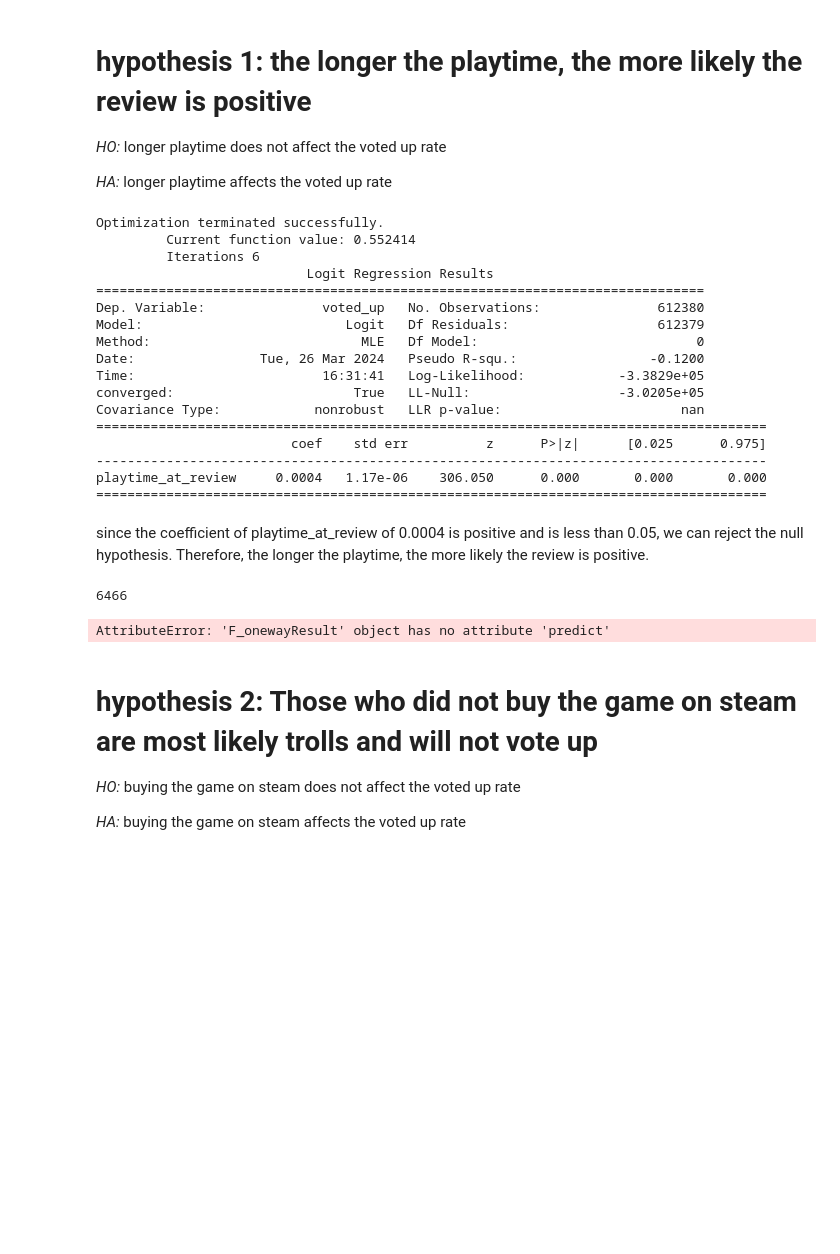
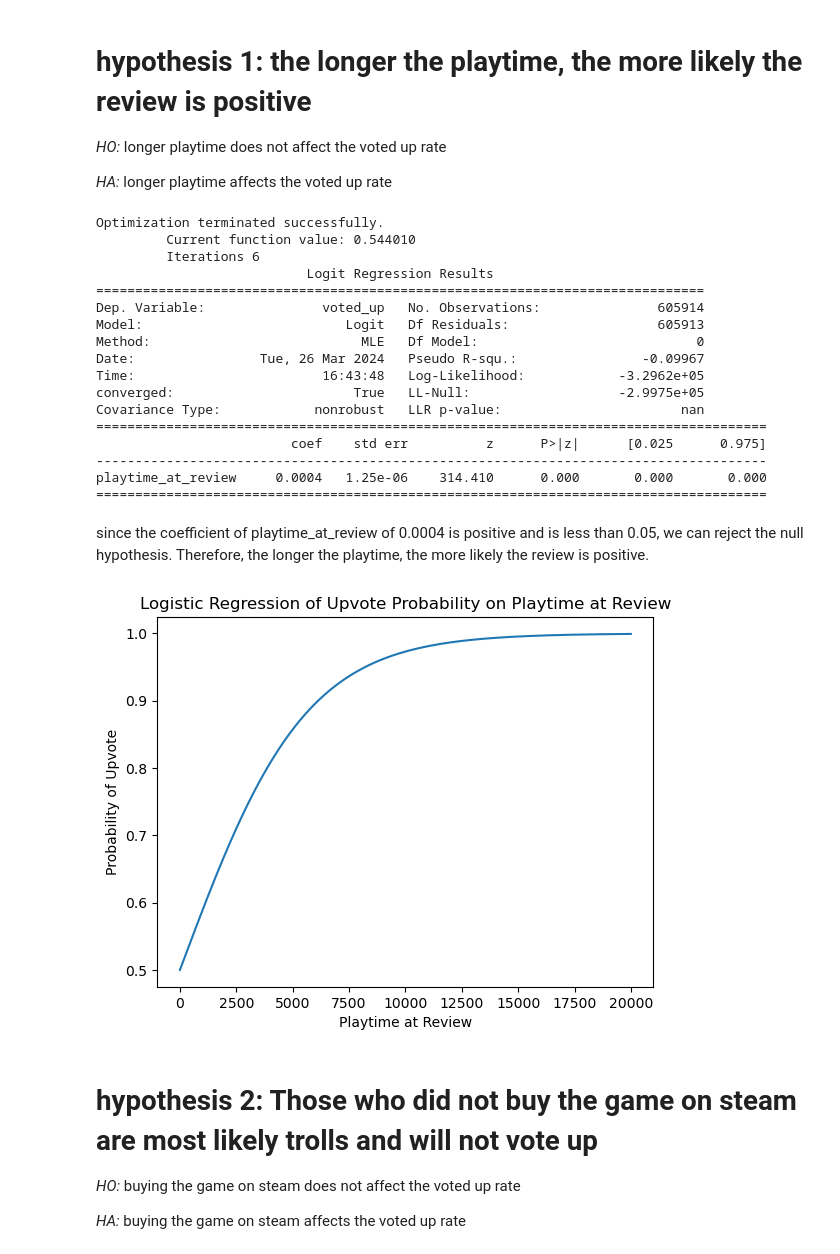
Before and after one commit to Loldude0/CMSC320-cyberpunk, a Jupyter notebook: exploration.ipynb, the cells around one changed output. Cells and saved outputs as stored; diff of their text form; code cells hidden in the pictures; blank space fills up the shorter version.

```diff
--- a/exploration.ipynb
+++ b/exploration.ipynb
@@ -135,47 +127,46 @@ df_playtime_group.plot(kind='line', figsize=(15, 5))
 import statsmodels.api as sm
 
 #logit_model = sm.Logit(df_cpy["voted_up"], df_cpy[['intercept', 'playtime_at_review']])
-logit_model = sm.Logit(df["voted_up"], df["playtime_at_review"])
+# drop extreme values
+df_dropped = df[df["playtime_at_review"] < 20000]
+
+logit_model = sm.Logit(df_dropped["voted_up"], df_dropped["playtime_at_review"])
 result = logit_model.fit()
 
 print(result.summary())
 # %% [output]
 Optimization terminated successfully.
-         Current function value: 0.552414
+         Current function value: 0.544010
          Iterations 6
                            Logit Regression Results
 ==============================================================================
-Dep. Variable:               voted_up   No. Observations:               612380
-Model:                          Logit   Df Residuals:                   612379
+Dep. Variable:               voted_up   No. Observations:               605914
+Model:                          Logit   Df Residuals:                   605913
 Method:                           MLE   Df Model:                            0
-Date:                Tue, 26 Mar 2024   Pseudo R-squ.:                 -0.1200
-Time:                        16:31:41   Log-Likelihood:            -3.3829e+05
-converged:                       True   LL-Null:                   -3.0205e+05
+Date:                Tue, 26 Mar 2024   Pseudo R-squ.:                -0.09967
+Time:                        16:43:48   Log-Likelihood:            -3.2962e+05
+converged:                       True   LL-Null:                   -2.9975e+05
 Covariance Type:            nonrobust   LLR p-value:                       nan
 ======================================================================================
                          coef    std err          z      P>|z|      [0.025      0.975]
 --------------------------------------------------------------------------------------
-playtime_at_review     0.0004   1.17e-06    306.050      0.000       0.000       0.000
+playtime_at_review     0.0004   1.25e-06    314.410      0.000       0.000       0.000
 ======================================================================================
 # %% [markdown]
 since the coefficient of playtime_at_review of 0.0004 is positive and is less than 0.05, we can reject the null hypothesis. Therefore, the longer the playtime, the more likely the review is positive.
-# %%
-df[df["playtime_at_review"] > 20000].shape[0]
-# %% [output]
-6466
 # %%
 import numpy as np
 #drop very high values because the graph will look bad otherwise because of the one guy with no life who played the game for 831446 minutes (13857 hours) and other no life people
-df = df[df['playtime_at_review'] < 8000]
+df = df[df['playtime_at_review'] < 20000]
 playtime_range = np.arange(0, df['playtime_at_review'].max() + 1, 1)
 probabilities = result.predict(playtime_range)
 plt.plot(playtime_range, probabilities)
 plt.xlabel('Playtime at Review')
 plt.ylabel('Probability of Upvote')
 plt.title('Logistic Regression of Upvote Probability on Playtime at Review')
 plt.show()
 # %% [output]
-AttributeError: 'F_onewayResult' object has no attribute 'predict'
+[figure, added]
 # %% [markdown]
 # hypothesis 2: Those who did not buy the game on steam are most likely trolls and will not vote up
 
```
Also changed, not shown: parts of 6 cells of this notebook.
